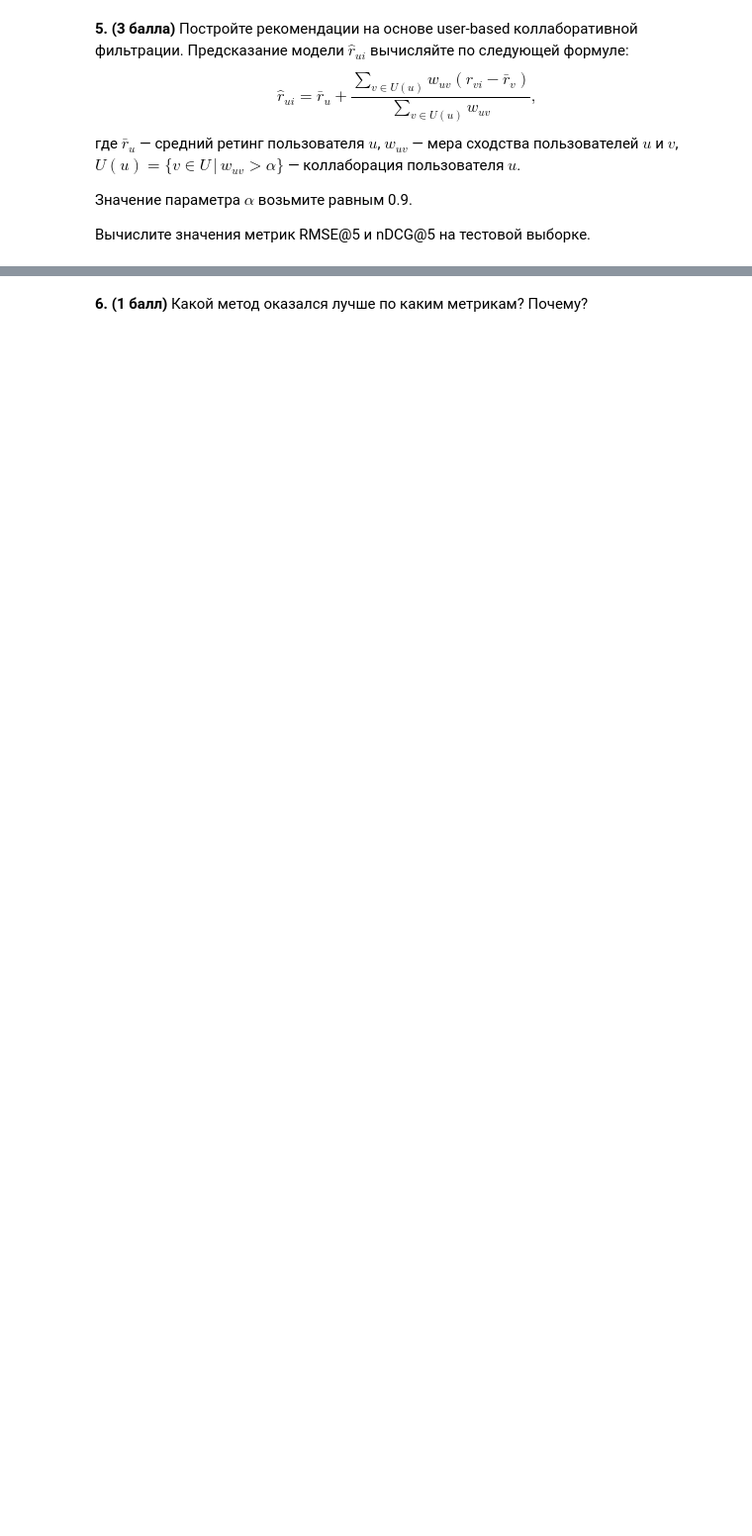
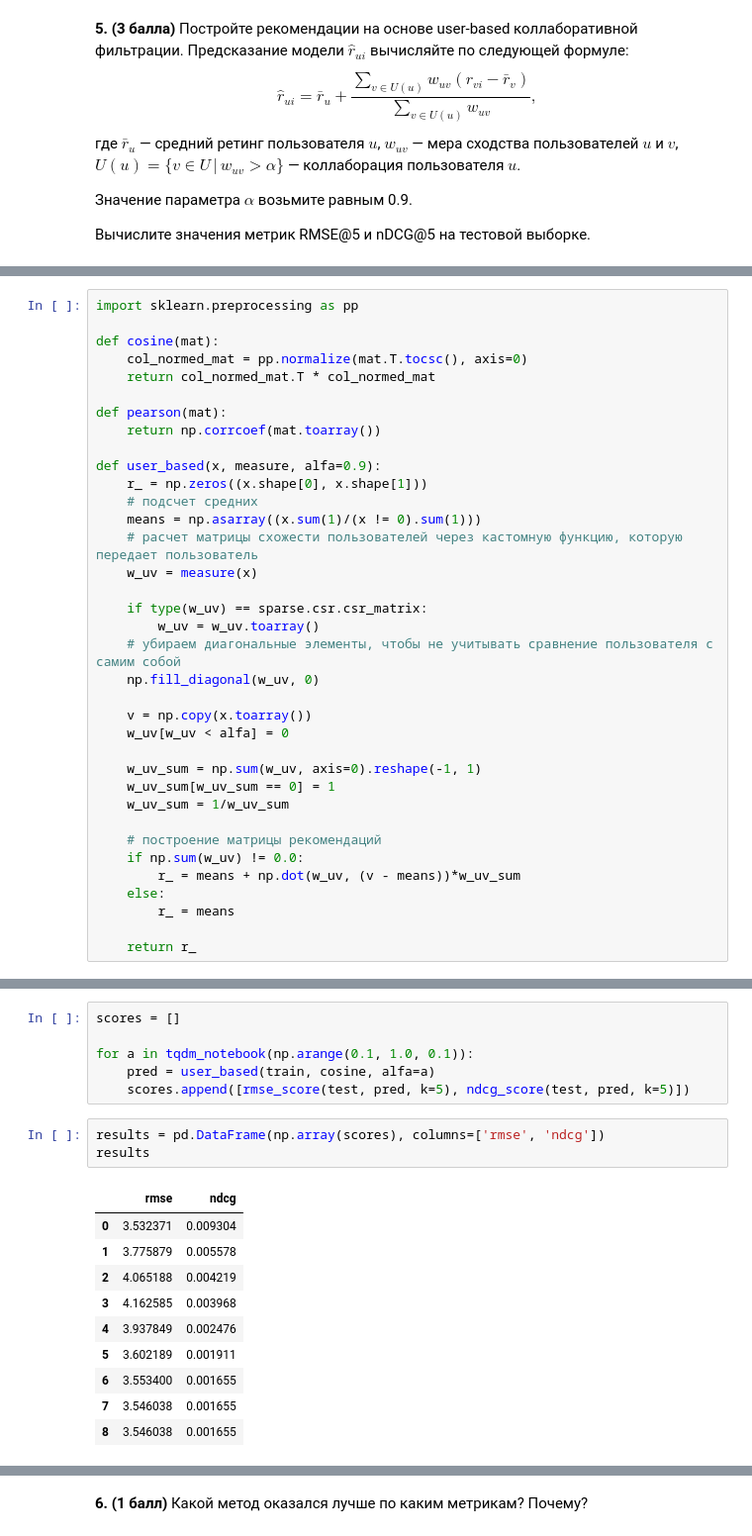
Before and after one commit to BobrG/IreneGit, a Jupyter notebook: recommendation_systems_hw4.ipynb, the cells around one changed output, grey strips where cells are left out. Shown at 99% size. Saved outputs shown, nothing was run; the diff lists cells and outputs as text; blank space fills up the shorter version.

```diff
--- a/recommendation_systems_hw4.ipynb
+++ b/recommendation_systems_hw4.ipynb
@@ -250,0 +254,36 @@ array([[ 1.        ,  0.06854802,  0.        , ...,  0.12209127,
+# %%
+import sklearn.preprocessing as pp
+
+def cosine(mat):
+    col_normed_mat = pp.normalize(mat.T.tocsc(), axis=0)
+    return col_normed_mat.T * col_normed_mat
+
+def pearson(mat):
+    return np.corrcoef(mat.toarray())
+
+def user_based(x, measure, alfa=0.9):
+    r_ = np.zeros((x.shape[0], x.shape[1]))
+    # подсчет средних
+    means = np.asarray((x.sum(1)/(x != 0).sum(1)))
+    # расчет матрицы схожести пользователей через кастомную функцию, которую передает пользователь
+    w_uv = measure(x)
+
+    if type(w_uv) == sparse.csr.csr_matrix:
+        w_uv = w_uv.toarray()
+    # убираем диагональные элементы, чтобы не учитывать сравнение пользователя с самим собой
+    np.fill_diagonal(w_uv, 0)
+
+    v = np.copy(x.toarray())
+    w_uv[w_uv < alfa] = 0
+
+    w_uv_sum = np.sum(w_uv, axis=0).reshape(-1, 1)
+    w_uv_sum[w_uv_sum == 0] = 1
+    w_uv_sum = 1/w_uv_sum
+
+    # построение матрицы рекомендаций
+    if np.sum(w_uv) != 0.0:
+        r_ = means + np.dot(w_uv, (v - means))*w_uv_sum
+    else:
+        r_ = means
+
+    return r_
@@ -261,0 +318,20 @@ KeyboardInterrupt:
+# %%
+scores = []
+
+for a in tqdm_notebook(np.arange(0.1, 1.0, 0.1)):
+    pred = user_based(train, cosine, alfa=a)
+    scores.append([rmse_score(test, pred, k=5), ndcg_score(test, pred, k=5)])
+# %%
+results = pd.DataFrame(np.array(scores), columns=['rmse', 'ndcg'])
+results
+# %% [output]
+|  | rmse | ndcg |
+| 0 | 3.532371 | 0.009304 |
+| 1 | 3.775879 | 0.005578 |
+| 2 | 4.065188 | 0.004219 |
+| 3 | 4.162585 | 0.003968 |
+| 4 | 3.937849 | 0.002476 |
+| 5 | 3.602189 | 0.001911 |
+| 6 | 3.553400 | 0.001655 |
+| 7 | 3.546038 | 0.001655 |
+| 8 | 3.546038 | 0.001655 |
```
Also changed, not shown: parts of 50 cells of this notebook.
